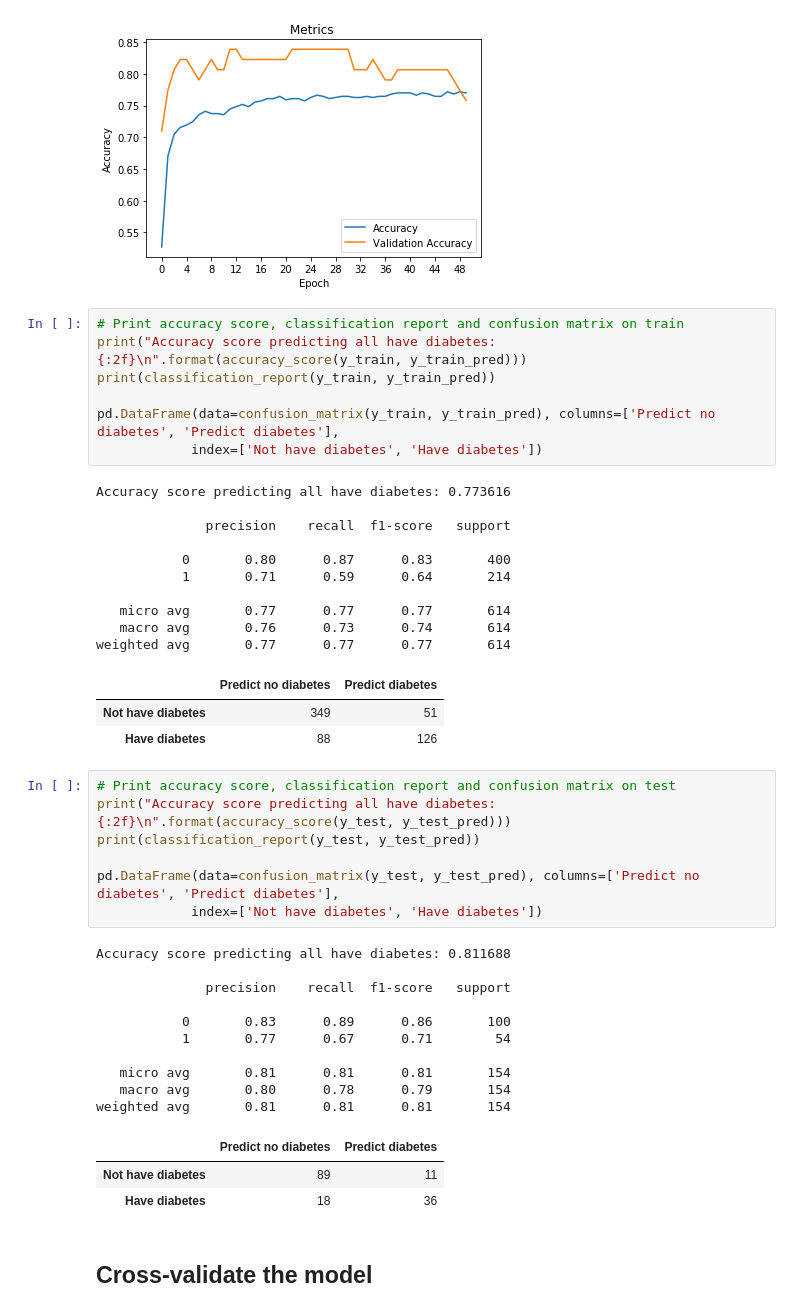
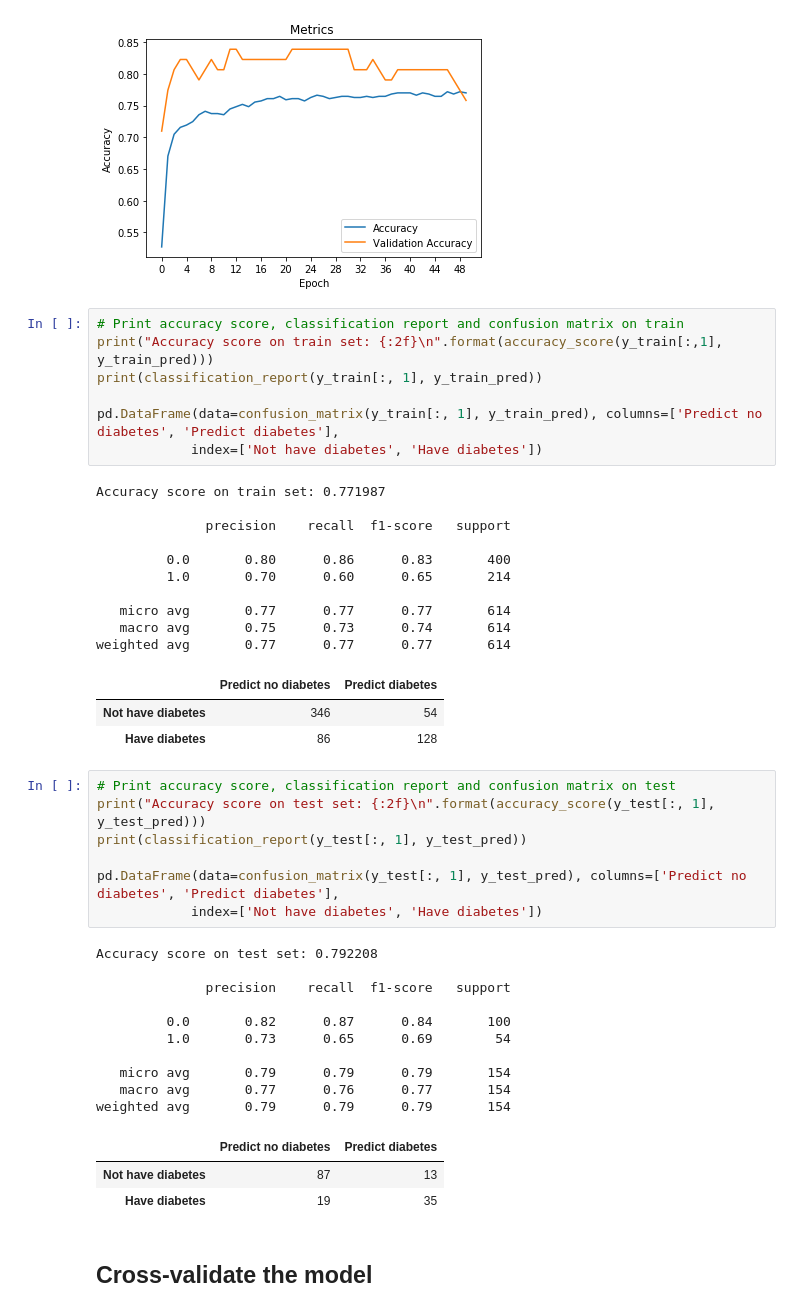
Before and after one commit to Vykstorm/PIMA, a Jupyter notebook: estimators/neural.ipynb, the cells around one changed output. Saved outputs shown, nothing was run; the diff lists cells and outputs as text.

```diff
--- a/estimators/neural.ipynb
+++ b/estimators/neural.ipynb
@@ -166,46 +166,46 @@ plt.legend(['Accuracy', 'Validation Accuracy']);
 [figure]
 # %%
 # Print accuracy score, classification report and confusion matrix on train
-print("Accuracy score predicting all have diabetes: {:2f}\n".format(accuracy_score(y_train, y_train_pred)))
-print(classification_report(y_train, y_train_pred))
+print("Accuracy score on train set: {:2f}\n".format(accuracy_score(y_train[:,1], y_train_pred)))
+print(classification_report(y_train[:, 1], y_train_pred))
 
-pd.DataFrame(data=confusion_matrix(y_train, y_train_pred), columns=['Predict no diabetes', 'Predict diabetes'],
+pd.DataFrame(data=confusion_matrix(y_train[:, 1], y_train_pred), columns=['Predict no diabetes', 'Predict diabetes'],
             index=['Not have diabetes', 'Have diabetes'])
 # %% [output]
-Accuracy score predicting all have diabetes: 0.773616
+Accuracy score on train set: 0.771987
 
               precision    recall  f1-score   support
 
-           0       0.80      0.87      0.83       400
-           1       0.71      0.59      0.64       214
+         0.0       0.80      0.86      0.83       400
+         1.0       0.70      0.60      0.65       214
 
    micro avg       0.77      0.77      0.77       614
-   macro avg       0.76      0.73      0.74       614
+   macro avg       0.75      0.73      0.74       614
 weighted avg       0.77      0.77      0.77       614
 |  | Predict no diabetes | Predict diabetes |
-| Not have diabetes | 349 | 51 |
-| Have diabetes | 88 | 126 |
+| Not have diabetes | 346 | 54 |
+| Have diabetes | 86 | 128 |
 # %%
 # Print accuracy score, classification report and confusion matrix on test
-print("Accuracy score predicting all have diabetes: {:2f}\n".format(accuracy_score(y_test, y_test_pred)))
-print(classification_report(y_test, y_test_pred))
+print("Accuracy score on test set: {:2f}\n".format(accuracy_score(y_test[:, 1], y_test_pred)))
+print(classification_report(y_test[:, 1], y_test_pred))
 
-pd.DataFrame(data=confusion_matrix(y_test, y_test_pred), columns=['Predict no diabetes', 'Predict diabetes'],
+pd.DataFrame(data=confusion_matrix(y_test[:, 1], y_test_pred), columns=['Predict no diabetes', 'Predict diabetes'],
             index=['Not have diabetes', 'Have diabetes'])
 # %% [output]
-Accuracy score predicting all have diabetes: 0.811688
+Accuracy score on test set: 0.792208
 
               precision    recall  f1-score   support
 
-           0       0.83      0.89      0.86       100
-           1       0.77      0.67      0.71        54
+         0.0       0.82      0.87      0.84       100
+         1.0       0.73      0.65      0.69        54
 
-   micro avg       0.81      0.81      0.81       154
-   macro avg       0.80      0.78      0.79       154
-weighted avg       0.81      0.81      0.81       154
+   micro avg       0.79      0.79      0.79       154
+   macro avg       0.77      0.76      0.77       154
+weighted avg       0.79      0.79      0.79       154
 |  | Predict no diabetes | Predict diabetes |
-| Not have diabetes | 89 | 11 |
-| Have diabetes | 18 | 36 |
+| Not have diabetes | 87 | 13 |
+| Have diabetes | 19 | 35 |
 # %% [markdown]
 ## Cross-validate the model
 # %%
```
Also changed, not shown: parts of 1 cell of this notebook.
